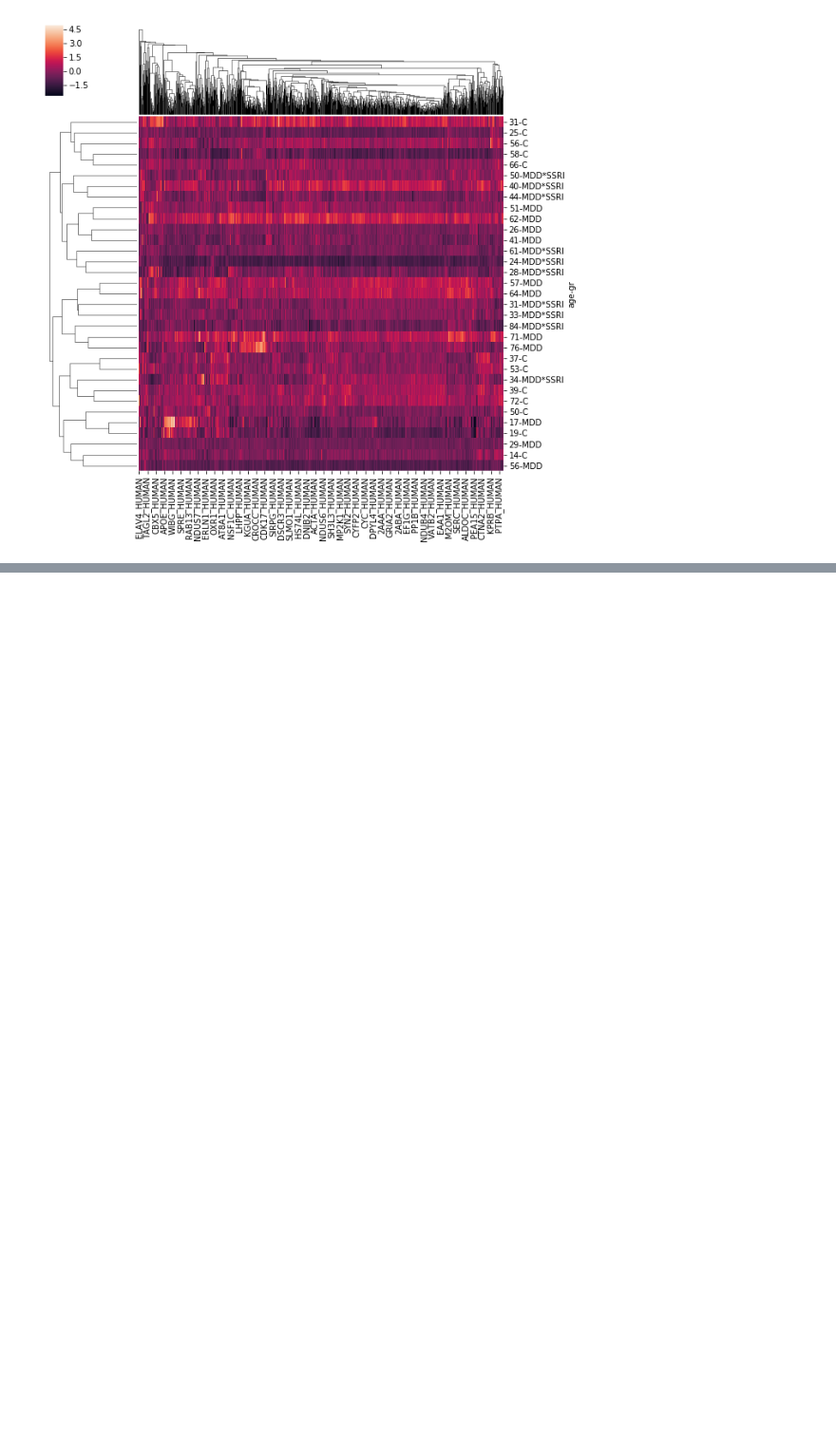
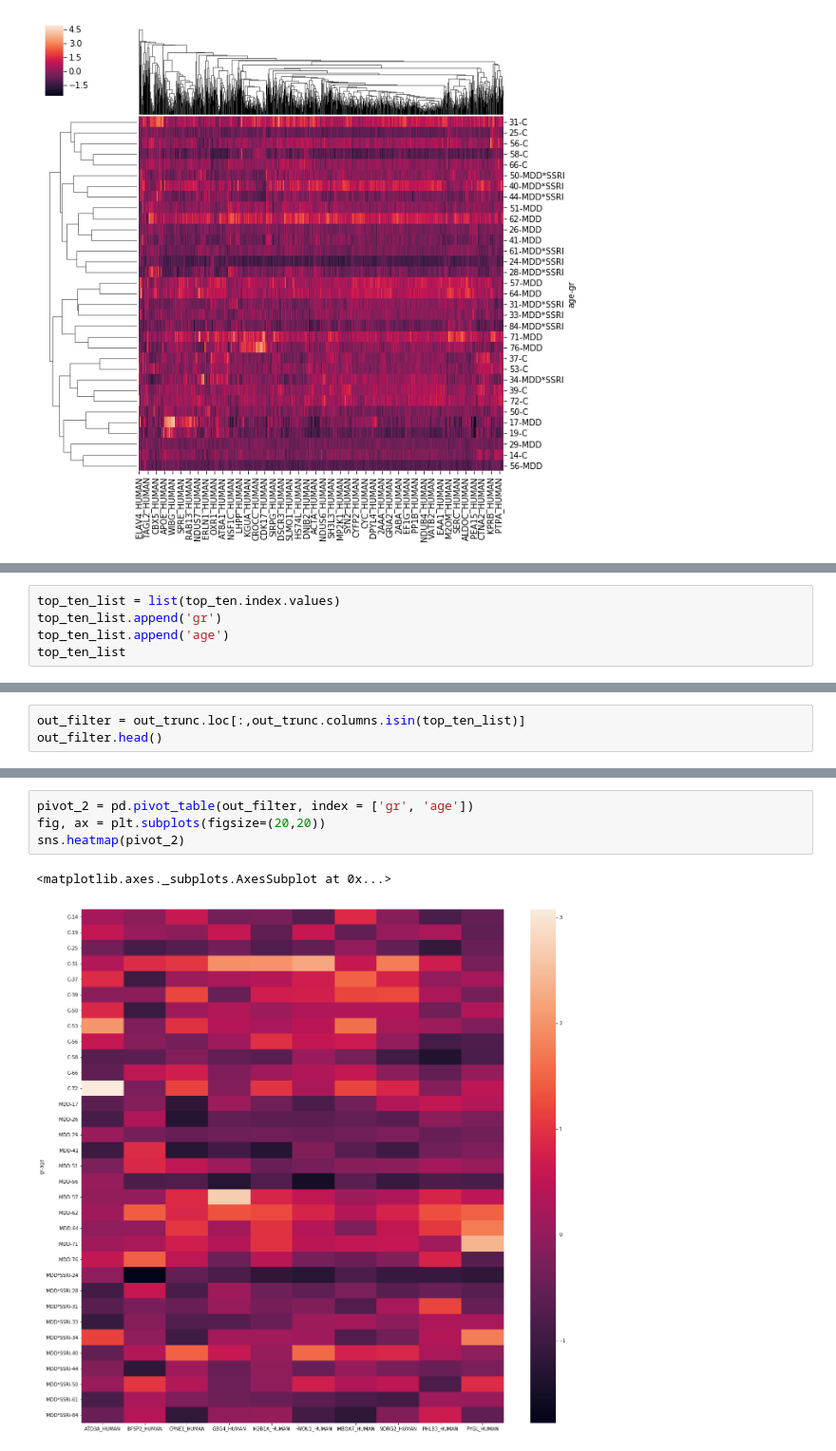
Before and after one commit to yjs1210/brain-depression-proteomic-analysis, a Jupyter notebook: Michelle_yimin_analysis.ipynb, the cells around one changed output, grey strips where cells are left out. Shown at 95% size. Saved outputs shown, nothing was run; the diff lists cells and outputs as text; blank space fills up the shorter version.

Commit message:
new heatmap

```diff
--- a/Michelle_yimin_analysis.ipynb
+++ b/Michelle_yimin_analysis.ipynb
@@ -379,0 +385,5 @@ p1 = sns.clustermap(_pivot, metric = 'correlation')
+# %%
+top_ten_list = list(top_ten.index.values)
+top_ten_list.append('gr')
+top_ten_list.append('age')
+top_ten_list
@@ -379,0 +403,3 @@ p1 = sns.clustermap(_pivot, metric = 'correlation')
+# %%
+out_filter = out_trunc.loc[:,out_trunc.columns.isin(top_ten_list)]
+out_filter.head()
@@ -379,0 +413,7 @@ p1 = sns.clustermap(_pivot, metric = 'correlation')
+# %%
+pivot_2 = pd.pivot_table(out_filter, index = ['gr', 'age'])
+fig, ax = plt.subplots(figsize=(20,20))
+sns.heatmap(pivot_2)
+# %% [output]
+<matplotlib.axes._subplots.AxesSubplot at 0x...>
+[figure, added]
```
Also changed, not shown: parts of 29 cells of this notebook.
